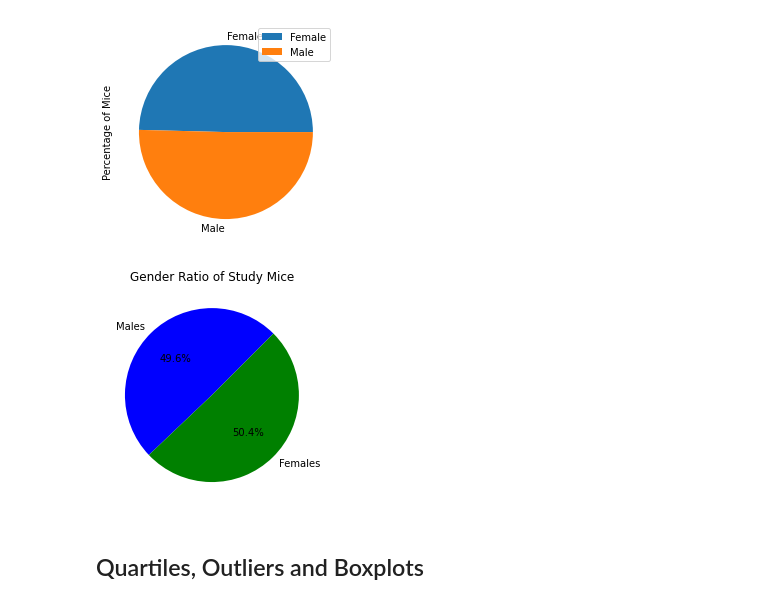
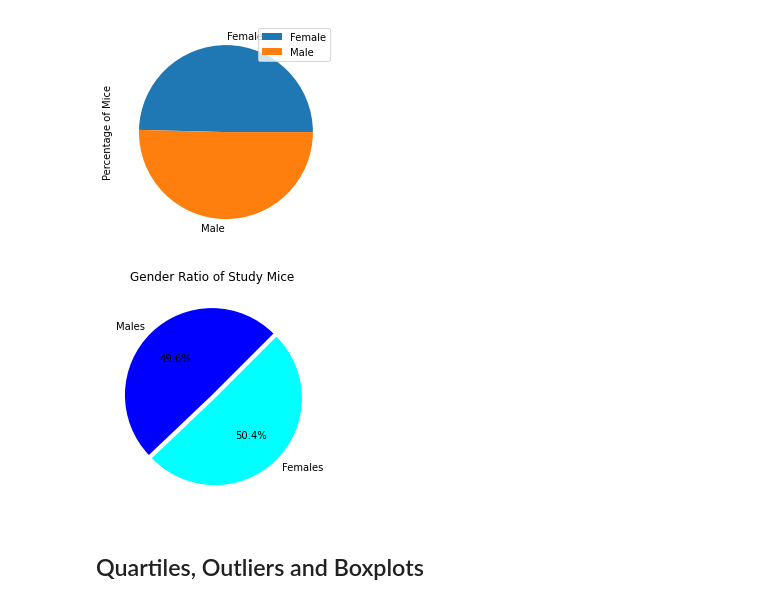
Before and after one commit to MichFig/Matplotlib, a Jupyter notebook: Pymaceuticals/pymaceuticals.ipynb, the cells around one changed output. Cells and saved outputs as stored; diff of their text form; code cells hidden in the pictures.

```diff
--- a/Pymaceuticals/pymaceuticals.ipynb
+++ b/Pymaceuticals/pymaceuticals.ipynb
@@ -183,13 +183,14 @@ plt.show()
 # %%
 # Generate a pie plot showing the distribution of female versus male mice using pyplot
 # Generate a pie plot showing the distribution of female versus male mice using pyplot
 labels = ["Males", "Females"]
-colors = ["blue", "green"]
-plt.pie(genders, labels=labels, autopct="%1.1f%%", startangle=45, colors=colors)
+colors = ["blue", "cyan"]
+explode = [0, 0.05]
+plt.pie(genders, labels=labels, autopct="%1.1f%%", startangle=45, colors=colors, explode=explode)
 plt.title ("Gender Ratio of Study Mice")
 plt.show()
 # %% [output]
-[figure, old version]
+[figure, new version]
 # %% [markdown]
 ## Quartiles, Outliers and Boxplots
 # %%
```
Also changed, not shown: parts of 1 cell of this notebook.
